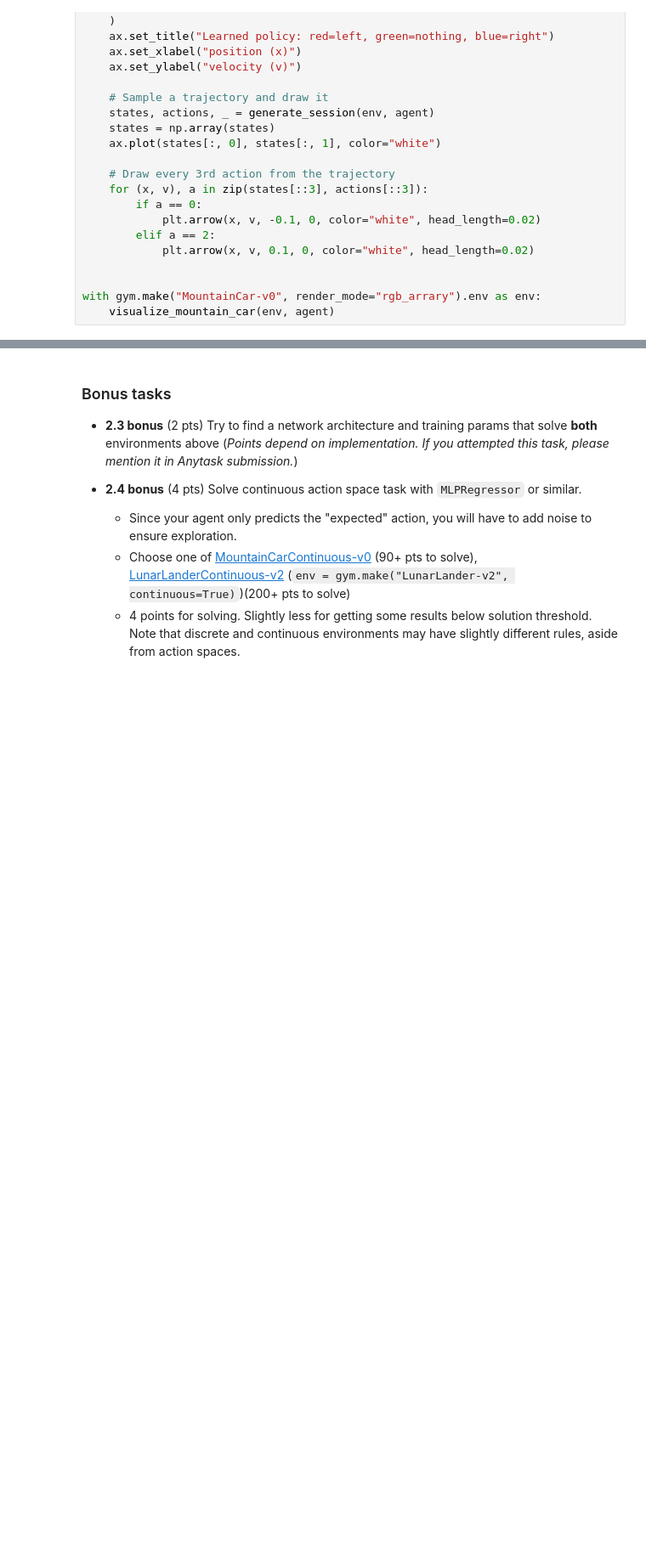
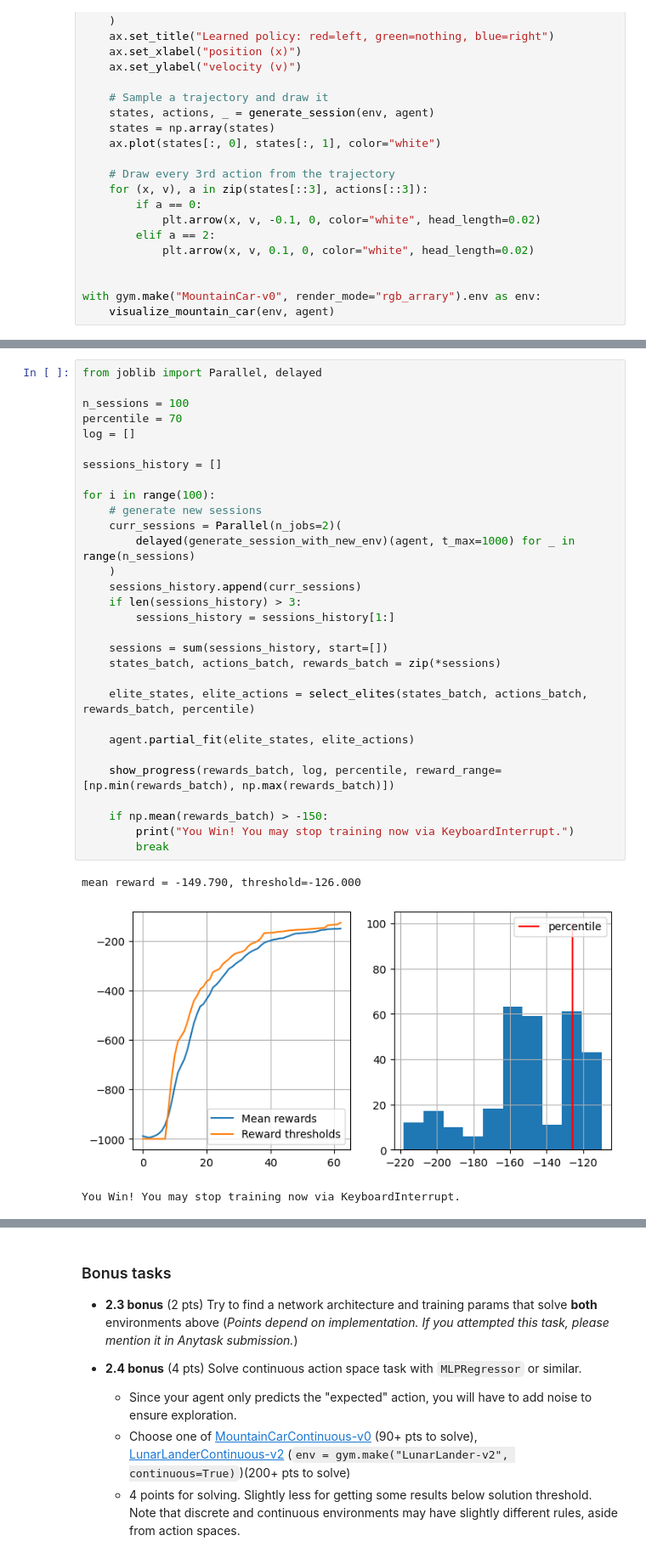
Before and after one commit to MLSukhanov/RL, a Jupyter notebook: deep_crossentropy_method.ipynb, the cells around one changed output, grey strips where cells are left out. Shown: that part at 85% size. Drawn from its saved outputs; the diff is of its cells as text; blank space fills up the shorter version.

```diff
--- a/deep_crossentropy_method.ipynb
+++ b/deep_crossentropy_method.ipynb
@@ -366,0 +491,34 @@ with gym.make("MountainCar-v0", render_mode="rgb_arrary").env as env:
+# %%
+from joblib import Parallel, delayed
+
+n_sessions = 100
+percentile = 70
+log = []
+
+sessions_history = []
+
+for i in range(100):
+    # generate new sessions
+    curr_sessions = Parallel(n_jobs=2)(
+        delayed(generate_session_with_new_env)(agent, t_max=1000) for _ in range(n_sessions)
+    )
+    sessions_history.append(curr_sessions)
+    if len(sessions_history) > 3:
+        sessions_history = sessions_history[1:]
+
+    sessions = sum(sessions_history, start=[])
+    states_batch, actions_batch, rewards_batch = zip(*sessions)
+
+    elite_states, elite_actions = select_elites(states_batch, actions_batch, rewards_batch, percentile)
+
+    agent.partial_fit(elite_states, elite_actions)
+
+    show_progress(rewards_batch, log, percentile, reward_range=[np.min(rewards_batch), np.max(rewards_batch)])
+
+    if np.mean(rewards_batch) > -150:
+        print("You Win! You may stop training now via KeyboardInterrupt.")
+        break
+# %% [output]
+mean reward = -149.790, threshold=-126.000
+[figure, added]
+You Win! You may stop training now via KeyboardInterrupt.
```
Also changed, not shown: parts of 14 cells of this notebook.
